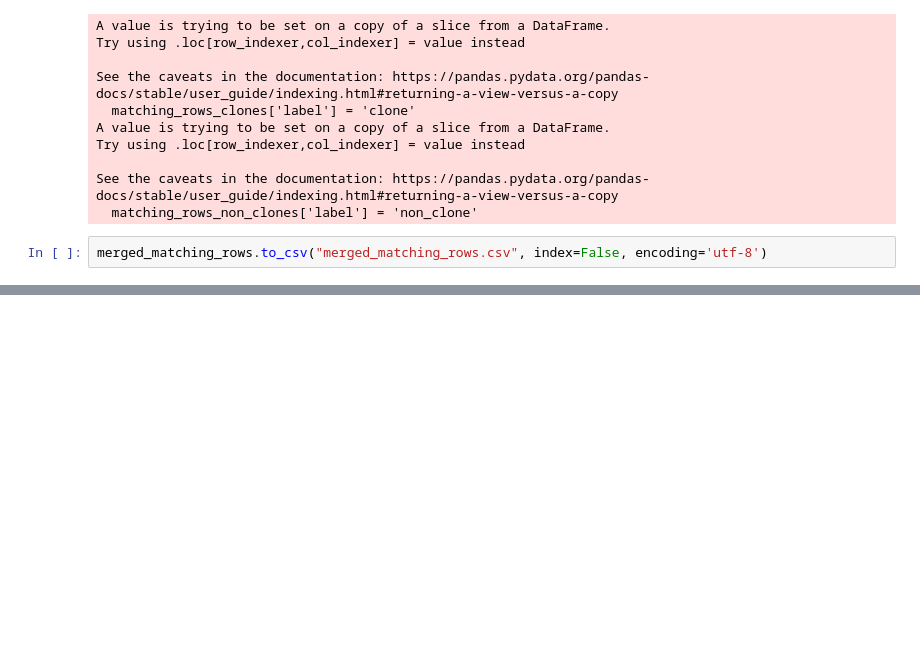
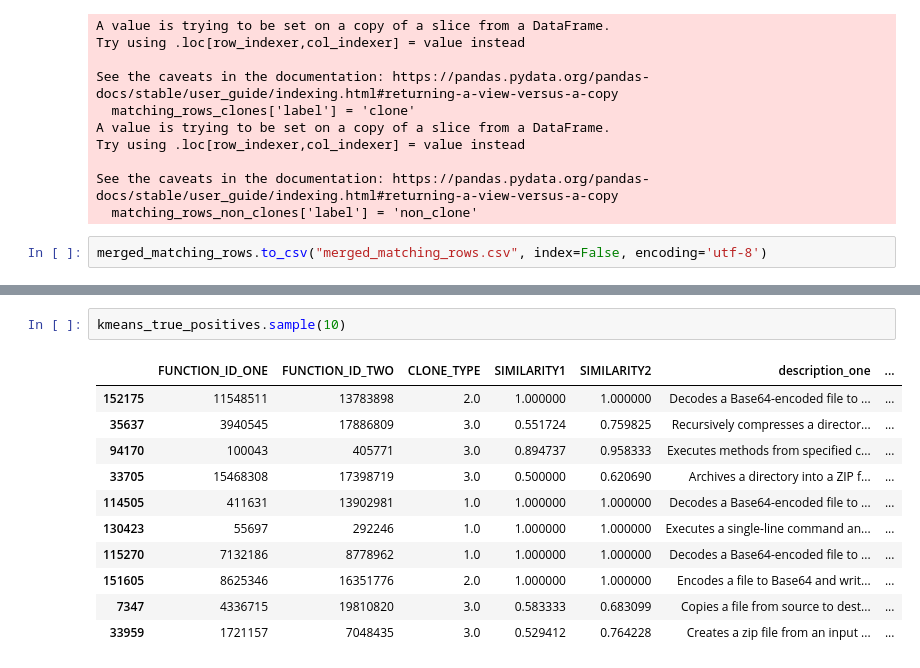
Before and after one commit to timuslala/sematnic_code_clones, a Jupyter notebook: Amain/WIP.ipynb, the cells around one changed output, grey strips where cells are left out. Saved outputs shown, nothing was run; the diff lists cells and outputs as text; blank space fills up the shorter version.

```diff
--- a/Amain/WIP.ipynb
+++ b/Amain/WIP.ipynb
@@ -460,0 +578,14 @@ merged_matching_rows.to_csv("merged_matching_rows.csv", index=False, encoding='u
+# %%
+kmeans_true_positives.sample(10)
+# %% [output]
+|  | FUNCTION_ID_ONE | FUNCTION_ID_TWO | CLONE_TYPE | SIMILARITY1 | SIMILARITY2 | description_one | ... |
+| 152175 | 11548511 | 13783898 | 2.0 | 1.000000 | 1.000000 | Decodes a Base64-encoded file to ... | ... |
+| 35637 | 3940545 | 17886809 | 3.0 | 0.551724 | 0.759825 | Recursively compresses a director... | ... |
+| 94170 | 100043 | 405771 | 3.0 | 0.894737 | 0.958333 | Executes methods from specified c... | ... |
+| 33705 | 15468308 | 17398719 | 3.0 | 0.500000 | 0.620690 | Archives a directory into a ZIP f... | ... |
+| 114505 | 411631 | 13902981 | 1.0 | 1.000000 | 1.000000 | Decodes a Base64-encoded file to ... | ... |
+| 130423 | 55697 | 292246 | 1.0 | 1.000000 | 1.000000 | Executes a single-line command an... | ... |
+| 115270 | 7132186 | 8778962 | 1.0 | 1.000000 | 1.000000 | Decodes a Base64-encoded file to ... | ... |
+| 151605 | 8625346 | 16351776 | 2.0 | 1.000000 | 1.000000 | Encodes a file to Base64 and writ... | ... |
+| 7347 | 4336715 | 19810820 | 3.0 | 0.583333 | 0.683099 | Copies a file from source to dest... | ... |
+| 33959 | 1721157 | 7048435 | 3.0 | 0.529412 | 0.764228 | Creates a zip file from an input ... | ... |
```
Also changed, not shown: parts of 4 cells of this notebook, 2 other files.
